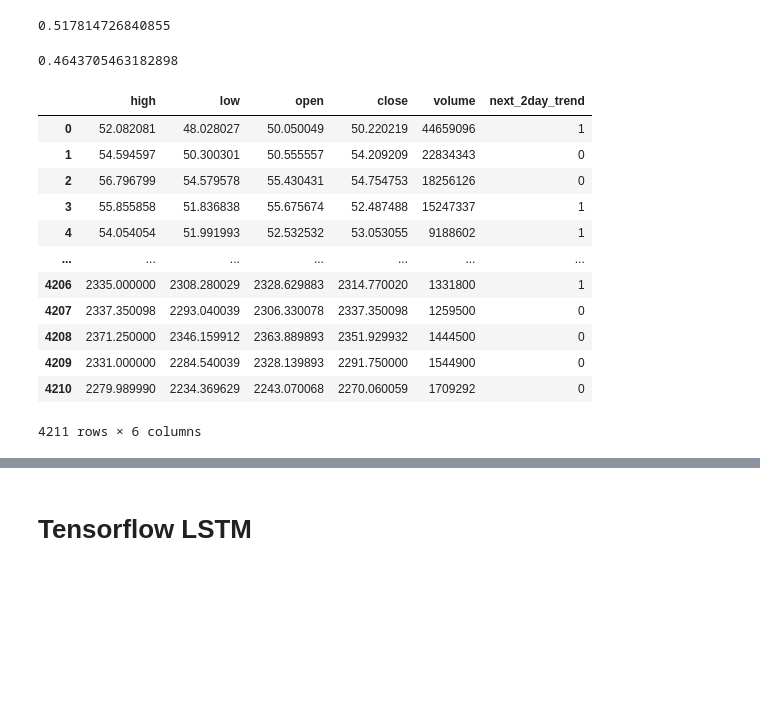
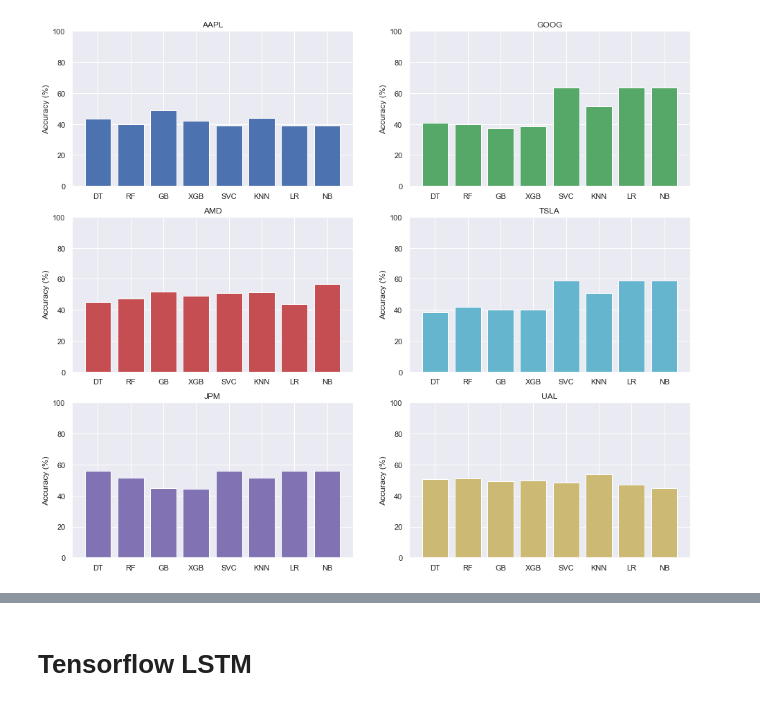
Before and after one commit to mchen81/Stock-Prices-Predictor, a Jupyter notebook: Stock_Predictor.ipynb, the cells around one changed output, grey strips where cells are left out. Saved outputs shown, nothing was run; the diff lists cells and outputs as text; code cells hidden in the pictures; blank space fills up the shorter version.

```diff
--- a/Stock_Predictor.ipynb
+++ b/Stock_Predictor.ipynb
@@ -1,8 +0,0 @@
-# %%
-import stock_helper
-import pandas as pd
-from datetime import datetime
-import numpy as np
-
-# MSFT > tesla > google > amd > ge
-dataset = stock_helper.fetch_stock_data('GOOGL', '30y')
@@ -42,4 +79,0 @@ df
-# %%
-df = df.drop(columns = ["RSI", "MOM", "slowk", "slowd", "macd", "macdsignal", "macdhist", "ADX", "SMA", "upper_bb", "middel_bb", "lower_bb"])
-
-df.head()
@@ -53,4 +79,0 @@ df.head()
-# %%
-df = df.drop(columns = ["date"])
-
-df.head()
@@ -352,37 +80,26 @@ train_X.head()
-# %%
-from sklearn.tree import DecisionTreeClassifier
-
-clf = DecisionTreeClassifier()
-clf.fit(train_X, train_y)
-prediction = clf.predict(test_X)
-
-from sklearn.metrics import accuracy_score
-accuracy_score(test_y, prediction)
-# %% [output]
-0.517814726840855
-# %%
-from sklearn.ensemble import RandomForestClassifier
-
-clf = RandomForestClassifier()
-clf.fit(train_X, train_y)
-prediction = clf.predict(test_X)
-
-accuracy_score(test_y, prediction)
-# %% [output]
-0.4643705463182898
-# %%
-df
-# %% [output]
-|  | high | low | open | close | volume | next_2day_trend |
-| 0 | 52.082081 | 48.028027 | 50.050049 | 50.220219 | 44659096 | 1 |
-| 1 | 54.594597 | 50.300301 | 50.555557 | 54.209209 | 22834343 | 0 |
-| 2 | 56.796799 | 54.579578 | 55.430431 | 54.754753 | 18256126 | 0 |
-| 3 | 55.855858 | 51.836838 | 55.675674 | 52.487488 | 15247337 | 1 |
-| 4 | 54.054054 | 51.991993 | 52.532532 | 53.053055 | 9188602 | 1 |
-| ... | ... | ... | ... | ... | ... | ... |
-| 4206 | 2335.000000 | 2308.280029 | 2328.629883 | 2314.770020 | 1331800 | 1 |
-| 4207 | 2337.350098 | 2293.040039 | 2306.330078 | 2337.350098 | 1259500 | 0 |
-| 4208 | 2371.250000 | 2346.159912 | 2363.889893 | 2351.929932 | 1444500 | 0 |
-| 4209 | 2331.000000 | 2284.540039 | 2328.139893 | 2291.750000 | 1544900 | 0 |
-| 4210 | 2279.989990 | 2234.369629 | 2243.070068 | 2270.060059 | 1709292 | 0 |
-4211 rows × 6 columns
+# %%
+dataset_accuracy = dict()
+for i, df in enumerate(stocks_dataset):
+    dataset_accuracy[stocks[i]] = fit_models(df)
+# %%
+import numpy as np
+import seaborn as sns
+import matplotlib.pyplot as plt
+sns.set()
+
+fig, axes = plt.subplots(nrows=3, ncols=2, figsize=(16,14))
+
+colors = ['b', 'g', 'r', 'c', 'm', 'y']
+i = 0
+for stock_name in dataset_accuracy:
+    data = dataset_accuracy[stock_name]
+    ax_row = int(i/2)
+    ax_colm = i % 2
+    ax = axes[ax_row, ax_colm]
+    ax.set_ylabel('Accuracy (%)')
+    ax.set_ylim(0, 100)
+    ax.set_title(stock_name)
+    ax.bar(data.keys(), data.values(), color=colors[i])
+    i+= 1
+# %% [output]
+[figure, added]
```
Also changed, not shown: parts of 35 cells of this notebook.
